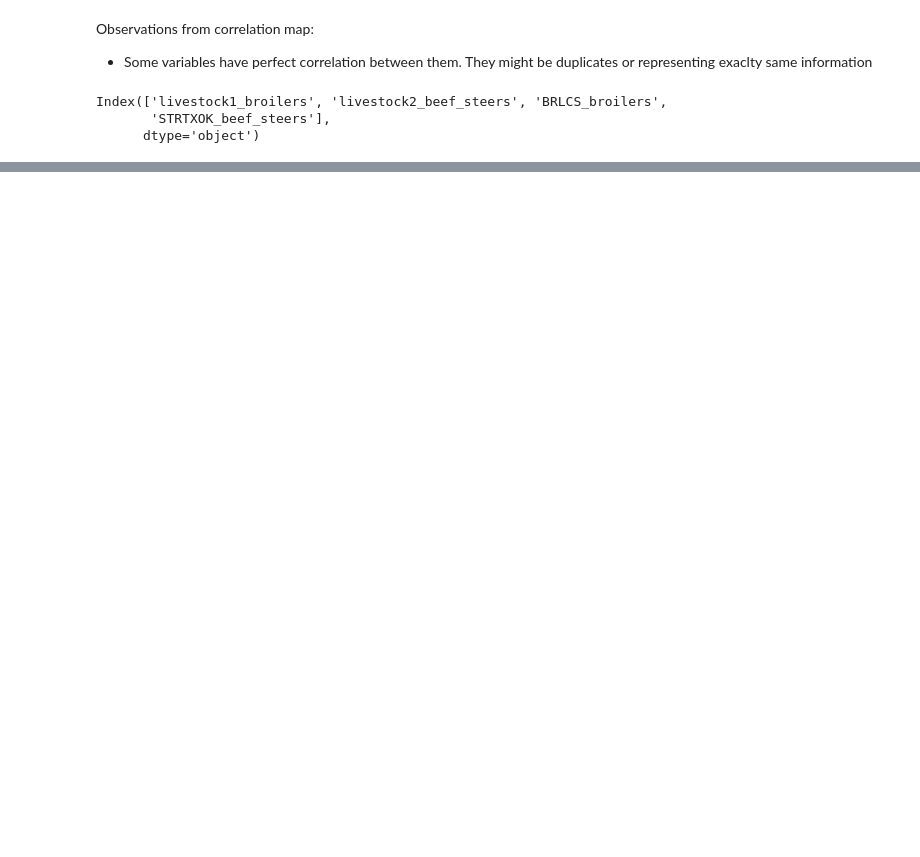
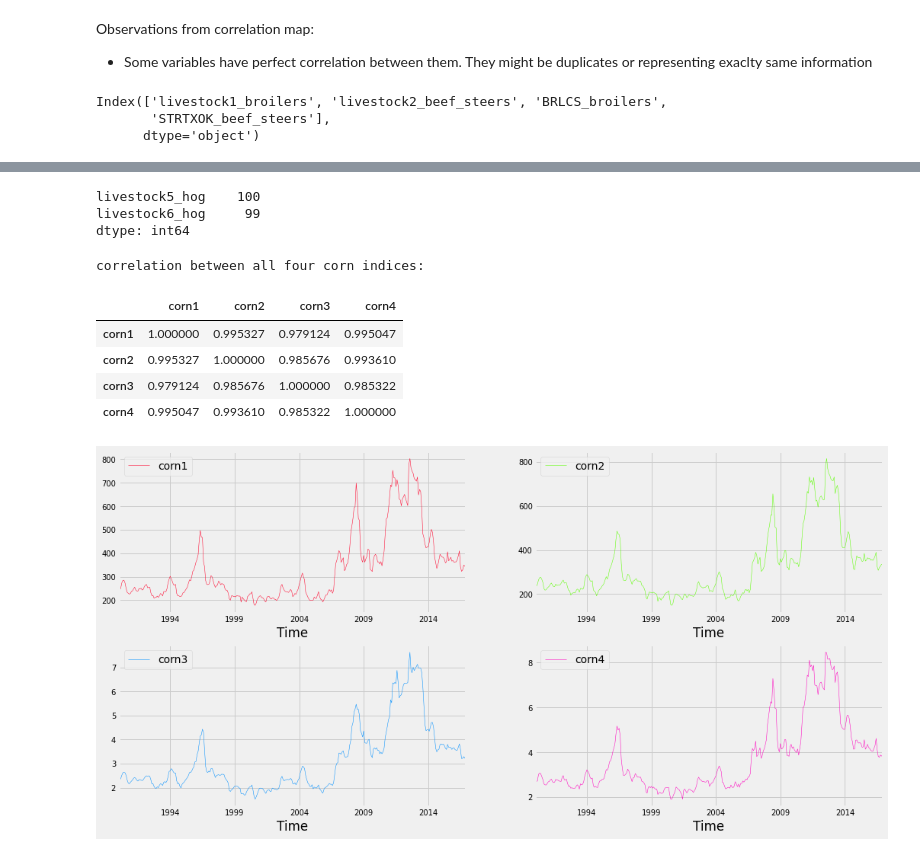
Before and after one commit to ankitaggarwal64/Time-Series-Sales-Forecasting-for-Agricultural-Equipments, a Jupyter notebook: Data_Understanding(EDA).ipynb, the cells around one changed output, grey strips where cells are left out. Drawn from its saved outputs; the diff is of its cells as text; code cells hidden in the pictures; blank space fills up the shorter version.

```diff
--- a/Data_Understanding(EDA).ipynb
+++ b/Data_Understanding(EDA).ipynb
@@ -227,0 +320,7 @@ plt.show()
+# %%
+# Number of Missing Values
+clean_combined_sales_ind[["livestock5_hog","livestock6_hog"]].isnull().sum()
+# %% [output]
+livestock5_hog    100
+livestock6_hog     99
+dtype: int64
@@ -227,0 +331,17 @@ plt.show()
+# %%
+# correlation between four corn indices
+print ("correlation between all four corn indices:" )
+display(clean_combined_sales_ind[["corn1","corn2","corn3","corn4"]].corr())
+print("\n")
+
+# Ploting all 4 corn indices in seperate plots
+plt.style.use("fivethirtyeight")
+ax = clean_combined_sales_ind[["corn1","corn2","corn3","corn4"]].plot(subplots= True,linewidth=0.5,layout =(2,2),sharex=False,sharey=False,colormap = "gist_rainbow", figsize=(16,8),fontsize=10)
+# %% [output]
+correlation between all four corn indices:
+|  | corn1 | corn2 | corn3 | corn4 |
+| corn1 | 1.000000 | 0.995327 | 0.979124 | 0.995047 |
+| corn2 | 0.995327 | 1.000000 | 0.985676 | 0.993610 |
+| corn3 | 0.979124 | 0.985676 | 1.000000 | 0.985322 |
+| corn4 | 0.995047 | 0.993610 | 0.985322 | 1.000000 |
+[figure, added]
```
Also changed, not shown: parts of 39 cells of this notebook.
